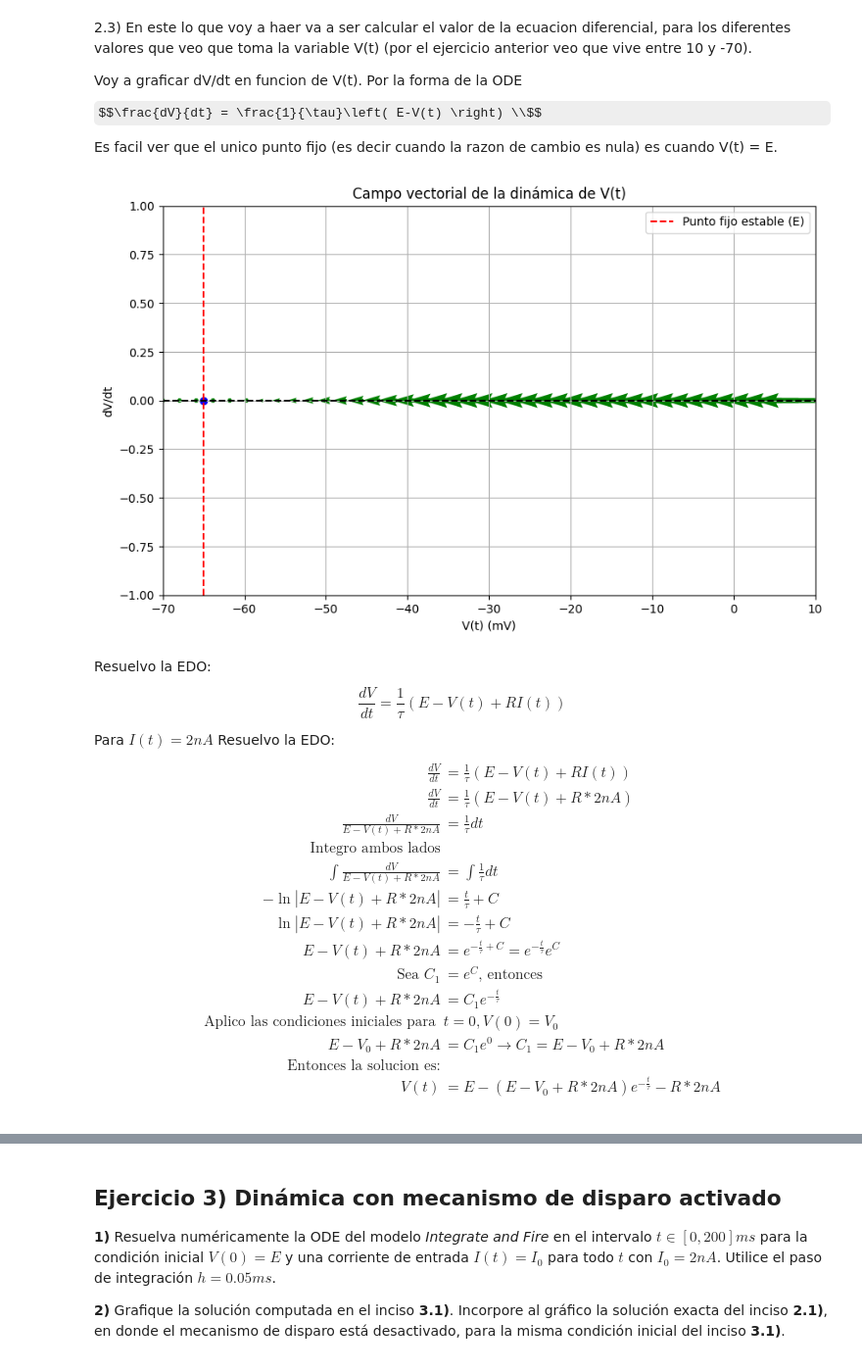
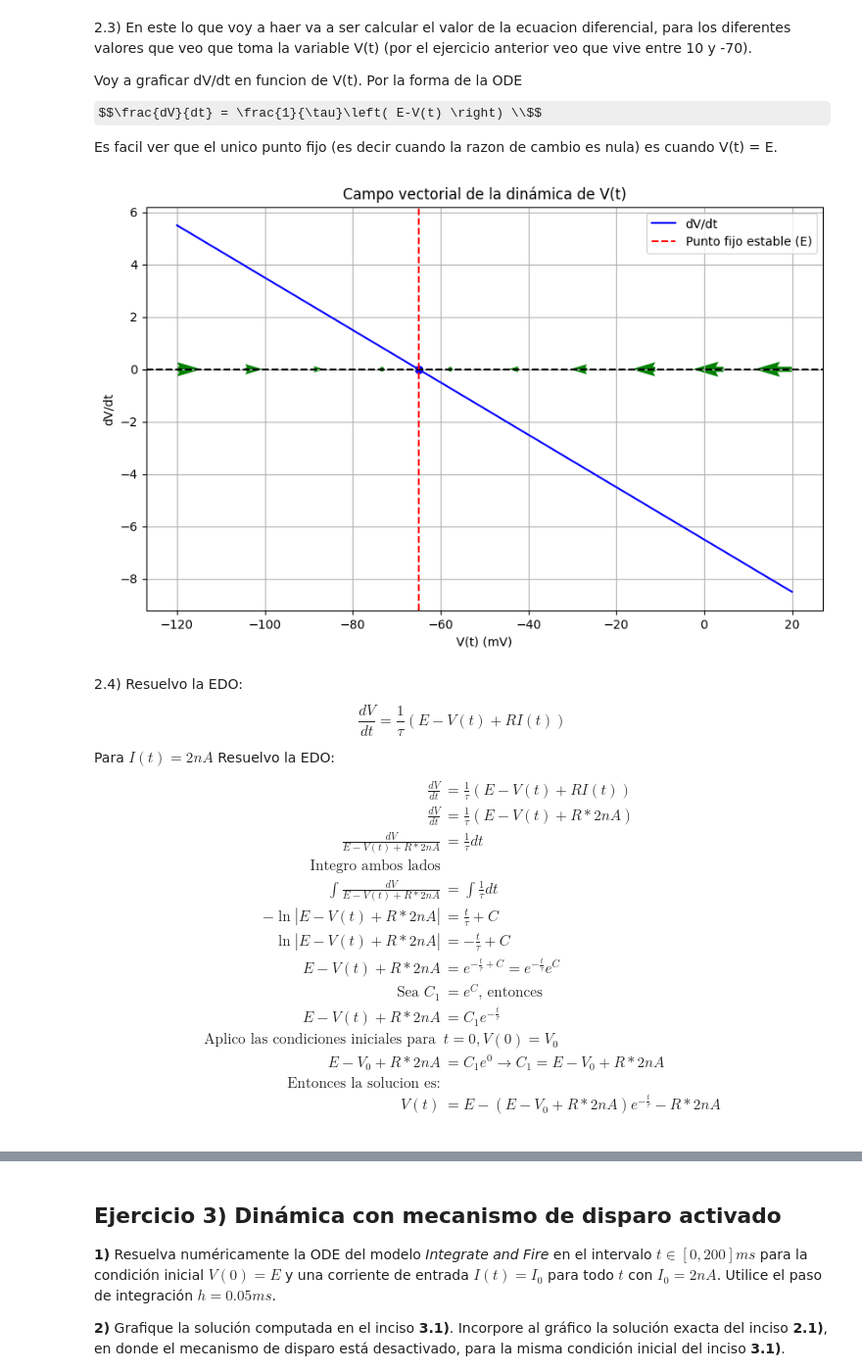
Before and after one commit to AdolfoBanchio/Redes-neuronales-2024, a Jupyter notebook: guias_ejercicios/redes_neuronales_2024_guia_5.ipynb, the cells around one changed output, grey strips where cells are left out. Shown: that part at 98% size. Drawn from its saved outputs; the diff is of its cells as text; code cells hidden in the pictures; some formulas as TeX source.

```diff
--- a/guias_ejercicios/redes_neuronales_2024_guia_5.ipynb
+++ b/guias_ejercicios/redes_neuronales_2024_guia_5.ipynb
@@ -276,29 +276,29 @@ $$\frac{dV}{dt} = \frac{1}{\tau}\left( E-V(t) \right) \\$$
 Es facil ver que el unico punto fijo (es decir cuando la razon de cambio es nula) es cuando V(t) = E.
 # %%
 # Campo vectorial
-V_values = np.linspace(-70, 10, 40)  # Valores de V(t) para el campo vectorial
+V_values = np.linspace(-120, 20, 10)  # Valores de V(t) para el campo vectorial
 dV_dt = (-65 - V_values) / 10  # Derivada de V(t) respecto a t
 
 # Graficar el campo vectorial
 plt.figure(figsize=(10, 6))
+plt.plot(V_values, dV_dt, color='b', label='dV/dt')
 plt.quiver(V_values, np.zeros_like(V_values), dV_dt, np.zeros_like(dV_dt), angles='xy', scale_units='xy', scale=1, color='g')
 plt.axhline(y=0, color='k', linestyle='--')
 plt.axvline(x=-65, color='r', linestyle='--', label='Punto fijo estable (E)')
 plt.scatter(-65, 0, color='b')
 
 # quiver(x,y,u,v, {ops}) x e y el origen de cada vector u y v son las componentes del vector
 # Configuración de la gráfica
 plt.title('Campo vectorial de la dinámica de V(t)')
 plt.xlabel('V(t) (mV)')
 plt.ylabel('dV/dt')
-plt.xlim([-70, 10])
-plt.ylim([-1, 1])
 plt.grid(True)
 plt.legend()
 plt.show()
 # %% [output]
-[figure, old version]
+[figure, new version]
 # %% [markdown]
+2.4)
 Resuelvo la EDO:
 $$\frac{dV}{dt} = \frac{1}{\tau}\left( E-V(t)+ RI(t) \right)$$
 
```
Also changed, not shown: parts of 10 cells of this notebook, 8 other files.
